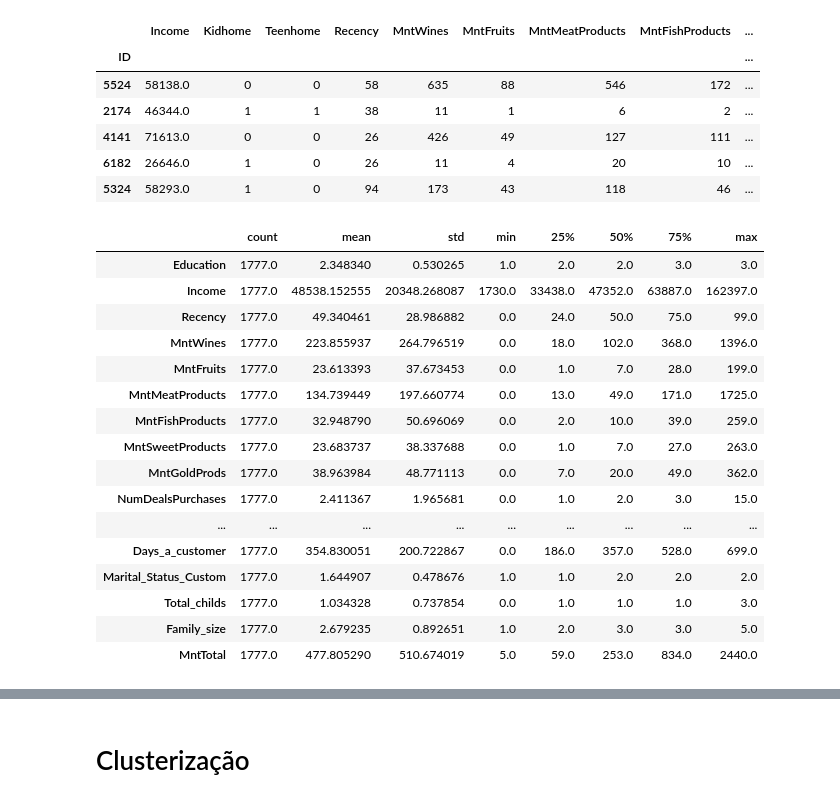
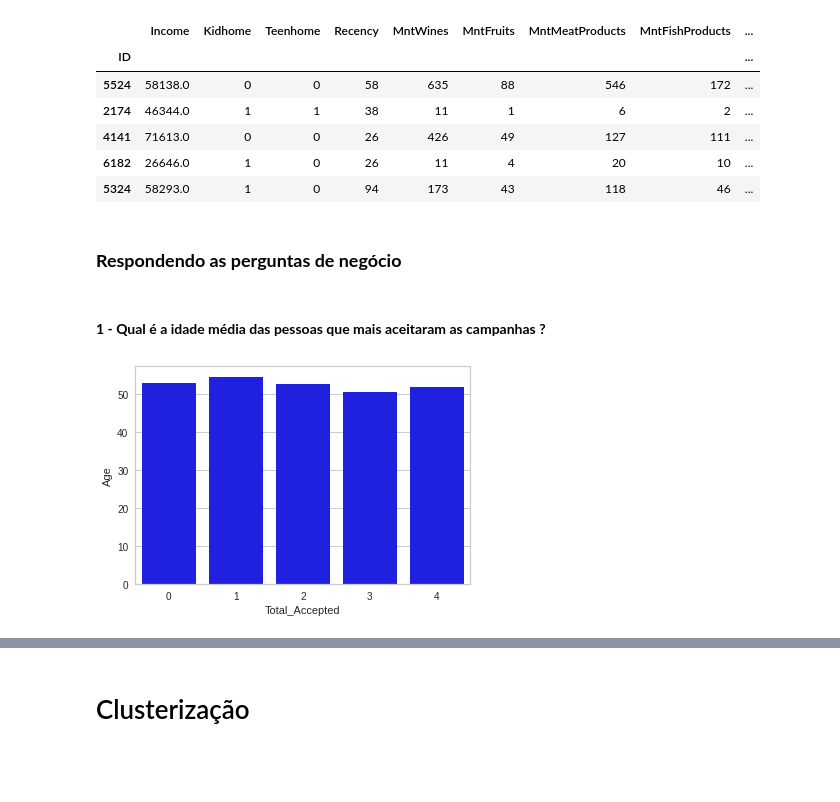
Before and after one commit to Pedro4010/caseifood, a Jupyter notebook: clusterizacao_ifood.ipynb, the cells around one changed output, grey strips where cells are left out. Cells and saved outputs as stored; diff of their text form; code cells hidden in the pictures; blank space fills up the shorter version.

```diff
--- a/clusterizacao_ifood.ipynb
+++ b/clusterizacao_ifood.ipynb
@@ -77,24 +78,14 @@ customers.head()
 | 4141 | 71613.0 | 0 | 0 | 26 | 426 | 49 | 127 | 111 | ... |
 | 6182 | 26646.0 | 1 | 0 | 26 | 11 | 4 | 20 | 10 | ... |
 | 5324 | 58293.0 | 1 | 0 | 94 | 173 | 43 | 118 | 46 | ... |
-# %%
-customers_4acc = customers[customers['Total_Accepted']==0]
-customers_4acc.describe().T
-# %% [output]
-|  | count | mean | std | min | 25% | 50% | 75% | max |
-| Education | 1777.0 | 2.348340 | 0.530265 | 1.0 | 2.0 | 2.0 | 3.0 | 3.0 |
-| Income | 1777.0 | 48538.152555 | 20348.268087 | 1730.0 | 33438.0 | 47352.0 | 63887.0 | 162397.0 |
-| Recency | 1777.0 | 49.340461 | 28.986882 | 0.0 | 24.0 | 50.0 | 75.0 | 99.0 |
-| MntWines | 1777.0 | 223.855937 | 264.796519 | 0.0 | 18.0 | 102.0 | 368.0 | 1396.0 |
-| MntFruits | 1777.0 | 23.613393 | 37.673453 | 0.0 | 1.0 | 7.0 | 28.0 | 199.0 |
-| MntMeatProducts | 1777.0 | 134.739449 | 197.660774 | 0.0 | 13.0 | 49.0 | 171.0 | 1725.0 |
-| MntFishProducts | 1777.0 | 32.948790 | 50.696069 | 0.0 | 2.0 | 10.0 | 39.0 | 259.0 |
-| MntSweetProducts | 1777.0 | 23.683737 | 38.337688 | 0.0 | 1.0 | 7.0 | 27.0 | 263.0 |
-| MntGoldProds | 1777.0 | 38.963984 | 48.771113 | 0.0 | 7.0 | 20.0 | 49.0 | 362.0 |
-| NumDealsPurchases | 1777.0 | 2.411367 | 1.965681 | 0.0 | 1.0 | 2.0 | 3.0 | 15.0 |
-| ... | ... | ... | ... | ... | ... | ... | ... | ... |
-| Days_a_customer | 1777.0 | 354.830051 | 200.722867 | 0.0 | 186.0 | 357.0 | 528.0 | 699.0 |
-| Marital_Status_Custom | 1777.0 | 1.644907 | 0.478676 | 1.0 | 1.0 | 2.0 | 2.0 | 2.0 |
-| Total_childs | 1777.0 | 1.034328 | 0.737854 | 0.0 | 1.0 | 1.0 | 1.0 | 3.0 |
-| Family_size | 1777.0 | 2.679235 | 0.892651 | 1.0 | 2.0 | 3.0 | 3.0 | 5.0 |
-| MntTotal | 1777.0 | 477.805290 | 510.674019 | 5.0 | 59.0 | 253.0 | 834.0 | 2440.0 |
+# %% [markdown]
+### **Respondendo as perguntas de negócio**
+# %% [markdown]
+#### **1 - Qual é a idade média das pessoas que mais aceitaram as campanhas ?**
+# %%
+sns.barplot(x="Total_Accepted", y = "Age", data=customers, color = 'blue', ci=None)
+plt.show()
+
+# A média de idade não apresenta uma relação forte com as vezes que os clientes aceitaram ou não a campanha.
+# %% [output]
+[figure, added]
```
Also changed, not shown: parts of 56 cells of this notebook.
